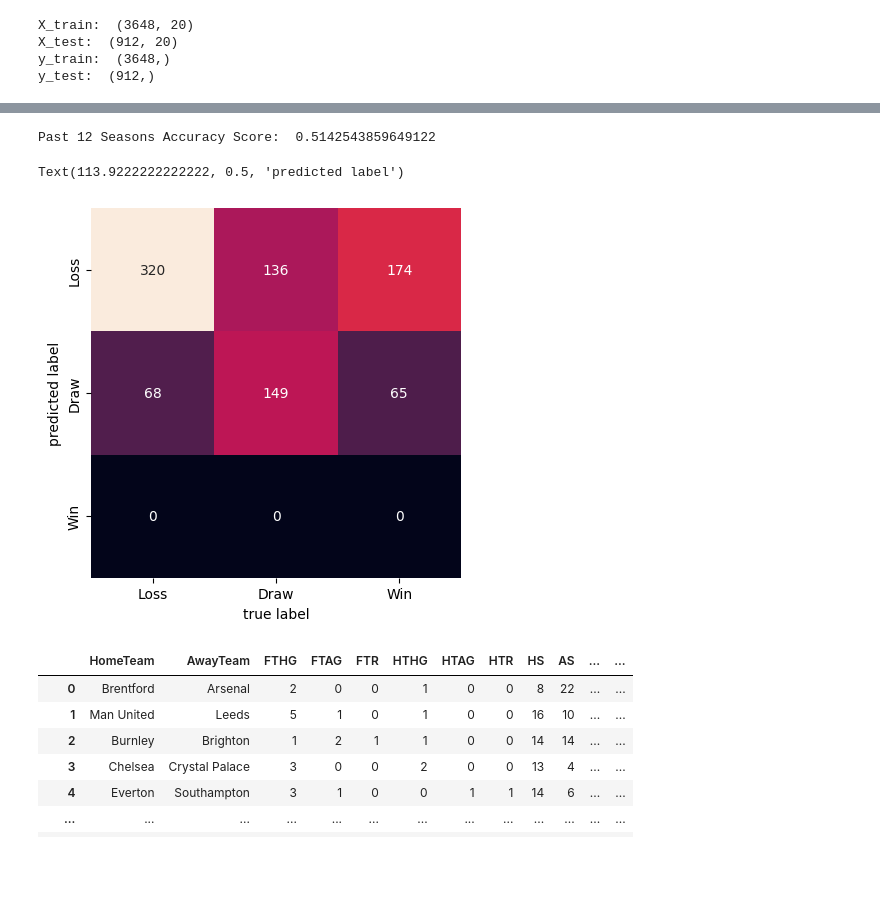
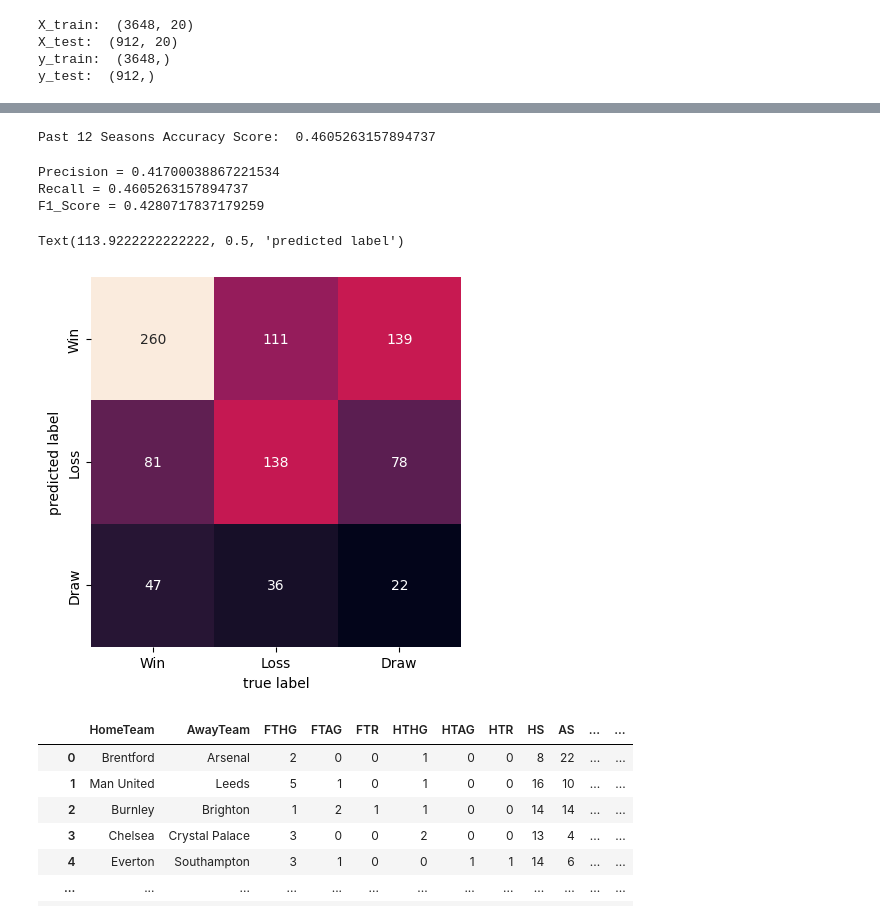
Before and after one commit to Sunan2002/Premier-Leauge-Prediction-Model, a Jupyter notebook: RandomForrest.ipynb, the cells around one changed output, grey strips where cells are left out. Drawn from its saved outputs; the diff is of its cells as text; code cells hidden in the pictures; blank space fills up the shorter version.

```diff
--- a/RandomForrest.ipynb
+++ b/RandomForrest.ipynb
@@ -208,0 +221,4 @@ matchups
+# %%
+X = matchups.drop(['HomeTeam','AwayTeam','FTR'], axis=1)
+y = matchups["FTR"].values
+X.head()
@@ -208,0 +238,3 @@ matchups
+# %%
+X = StandardScaler().fit(X).transform(X.astype(float))
+X
@@ -209,6 +255,2 @@ matchups
 # %% [markdown]
 # Training the Model
-# %%
-X = matchups.drop(['HomeTeam','AwayTeam','FTR'], axis=1)
-y = matchups["FTR"]
-X.head()
@@ -255,8 +271,8 @@ from sklearn.model_selection import GridSearchCV
 import statsmodels.api as sm
 
 rfc = RandomForestClassifier(random_state=42)
-dictionary = { 'n_estimators': [100, 250, 500], 'max_features': ['auto', 'sqrt', 'log2'],
-              'max_depth' : [4,5,6,7,8], 'criterion' :['gini', 'entropy'] }
+dictionary = { 'n_estimators': [100, 200, 400, 800], 'max_features': ['sqrt', 'log2'],
+              'max_depth' : [10, 20, 50, 100], 'criterion' :['gini', 'entropy'] }
 model = GridSearchCV(estimator=rfc, param_grid=dictionary, cv=5, scoring='accuracy', verbose=1)
 # %%
 model.fit(X_train, y_train)
@@ -270,24 +350,31 @@ Fitting 5 folds for each of 90 candidates, totalling 450 fits
 # %%
 prediction = model.predict(X_test)
 acc_score = accuracy_score(y_test, prediction)
-#cross_val_scores = cross_val_score(model, X_train, y_train, cv=8)
+print("Past 12 Seasons Accuracy Score: ", acc_score)
+# %% [output]
+Past 12 Seasons Accuracy Score:  0.4605263157894737
-# %%
-print("Past 12 Seasons Accuracy Score: ", acc_score)
-#print("Past 12 Seasons Cross-Validation Scores")
-#print(cross_val_scores)
-# %% [output]
-Past 12 Seasons Accuracy Score:  0.5142543859649122
+# %%
+from sklearn.metrics import precision_recall_fscore_support, confusion_matrix, f1_score, precision_score, recall_score
+
+prec_score,recall_score,f_score,support = precision_recall_fscore_support(y_test, prediction, average='weighted')
+print("Precision =", prec_score)
+print("Recall =", recall_score)
+print("F1_Score =", f_score)
+# %% [output]
+Precision = 0.41700038867221534
+Recall = 0.4605263157894737
+F1_Score = 0.4280717837179259
 # %%
 import seaborn as sns
 from sklearn.metrics import confusion_matrix
 mat = confusion_matrix(y_test, prediction)
 sns.heatmap(mat.T, square=True, annot=True, fmt='d',
-cbar=False, xticklabels=['Loss', 'Draw', 'Win'], yticklabels=['Loss', 'Draw', 'Win'])
+cbar=False, xticklabels=['Win', 'Loss', 'Draw'], yticklabels=['Win', 'Loss', 'Draw'])
 plt.xlabel('true label')
 plt.ylabel('predicted label')
 # %% [output]
 Text(113.9222222222222, 0.5, 'predicted label')
-[figure, old version]
+[figure, new version]
 # %%
 predicted = pd.DataFrame(model.predict(X), columns=['Predicted'])
 fixtures['Predicted'] = predicted
```
Also changed, not shown: parts of 15 cells of this notebook.
